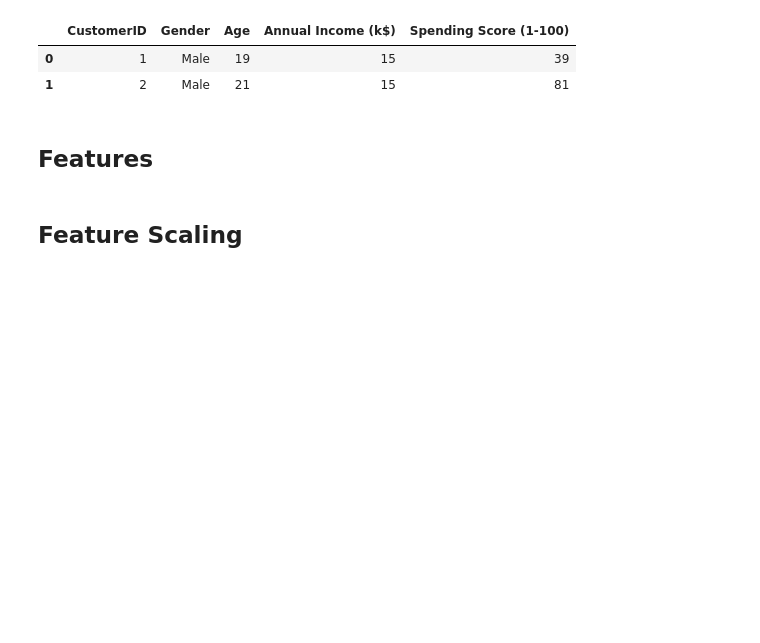
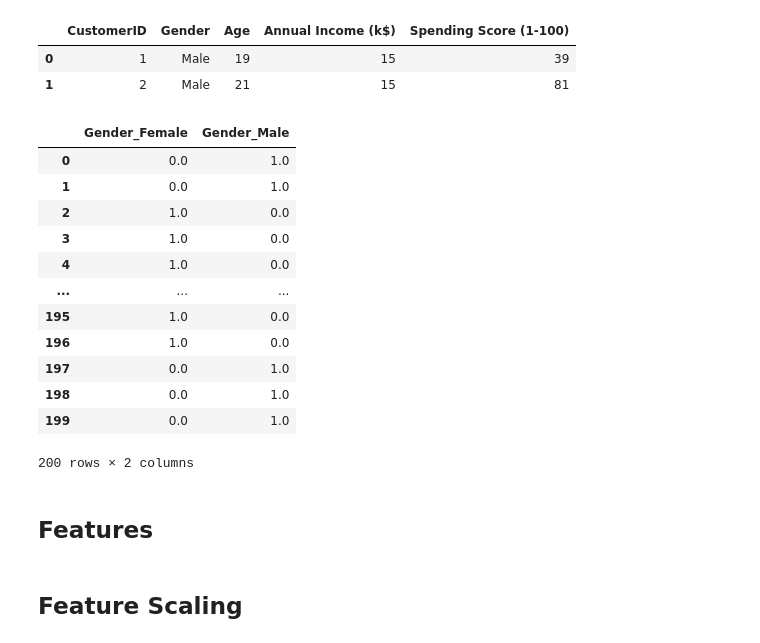
Before and after one commit to RusanMaharjan/Data-Science---8, a Jupyter notebook: KMeans.ipynb, the cells around one changed output. Cells and saved outputs as stored; diff of their text form; code cells hidden in the pictures; blank space fills up the shorter version.

```diff
--- a/KMeans.ipynb
+++ b/KMeans.ipynb
@@ -17,6 +17,29 @@ df.head(2)
 |  | CustomerID | Gender | Age | Annual Income (k$) | Spending Score (1-100) |
 | 0 | 1 | Male | 19 | 15 | 39 |
 | 1 | 2 | Male | 21 | 15 | 81 |
+# %%
+from sklearn.preprocessing import OneHotEncoder
+
+ohe = OneHotEncoder(sparse_output=False)
+
+encoded = ohe.fit_transform(df[['Gender']])
+
+gender_df = pd.DataFrame(encoded, columns = ohe.get_feature_names_out(['Gender']))
+gender_df
+# %% [output]
+|  | Gender_Female | Gender_Male |
+| 0 | 0.0 | 1.0 |
+| 1 | 0.0 | 1.0 |
+| 2 | 1.0 | 0.0 |
+| 3 | 1.0 | 0.0 |
+| 4 | 1.0 | 0.0 |
+| ... | ... | ... |
+| 195 | 1.0 | 0.0 |
+| 196 | 1.0 | 0.0 |
+| 197 | 0.0 | 1.0 |
+| 198 | 0.0 | 1.0 |
+| 199 | 0.0 | 1.0 |
+200 rows × 2 columns
 # %%
 sns.boxplot(df[['Age', 'Annual Income (k$)', 'Spending Score (1-100)']])
 plt.close()
```
Also changed, not shown: 3 other files.
